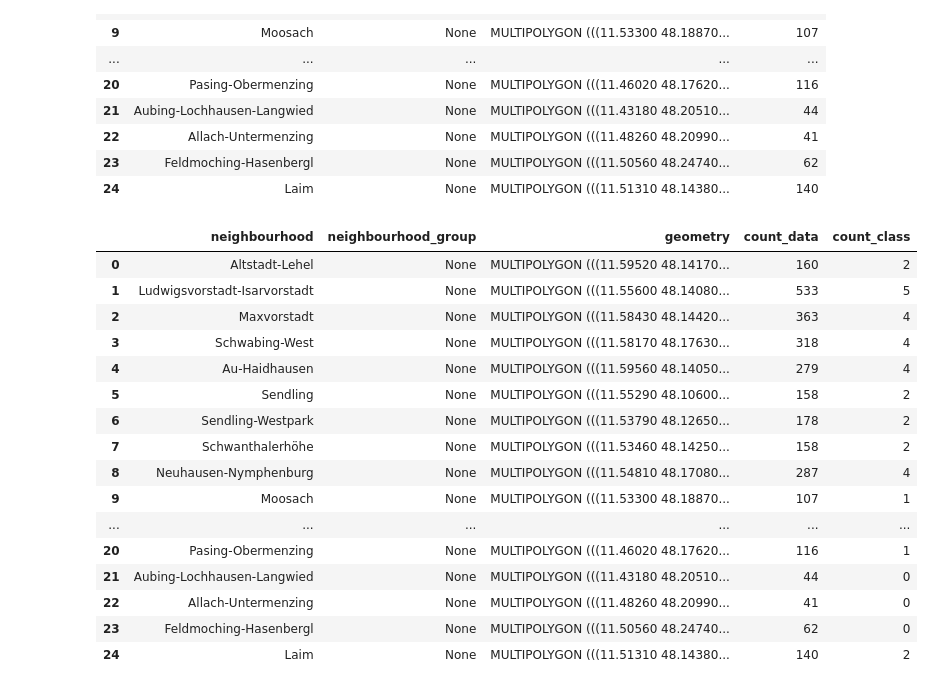
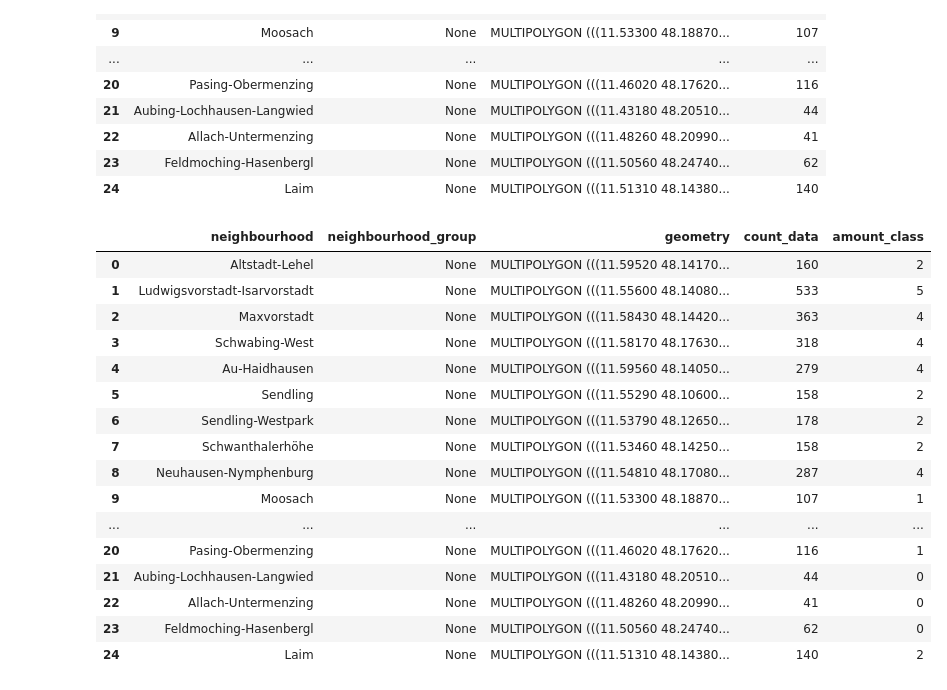
Before and after one commit to Bakhtiyar-Garashov/GeoPython2020, a Jupyter notebook: geopython2020/GeoPython project/Working/Munich_airbnb.ipynb, the cells around one changed output. Cells and saved outputs as stored; diff of their text form; code cells hidden in the pictures.

```diff
--- a/geopython2020/GeoPython project/Working/Munich_airbnb.ipynb
+++ b/geopython2020/GeoPython project/Working/Munich_airbnb.ipynb
@@ -100,15 +102,15 @@ munich_gdf
 # %%
 # data classification (Natural breaks)
 
 n_classes = 6
 
 classifier = mc.NaturalBreaks.make(k=n_classes)
 
-munich_gdf['count_class'] = munich_gdf[['count_data']].apply(classifier)
+munich_gdf['amount_class'] = munich_gdf[['count_data']].apply(classifier)
 
 munich_gdf
 # %% [output]
-|  | neighbourhood | neighbourhood_group | geometry | count_data | count_class |
+|  | neighbourhood | neighbourhood_group | geometry | count_data | amount_class |
 | 0 | Altstadt-Lehel | None | MULTIPOLYGON (((11.59520 48.14170... | 160 | 2 |
 | 1 | Ludwigsvorstadt-Isarvorstadt | None | MULTIPOLYGON (((11.55600 48.14080... | 533 | 5 |
 | 2 | Maxvorstadt | None | MULTIPOLYGON (((11.58430 48.14420... | 363 | 4 |
```
Also changed, not shown: parts of 7 cells of this notebook, 17 other files.
